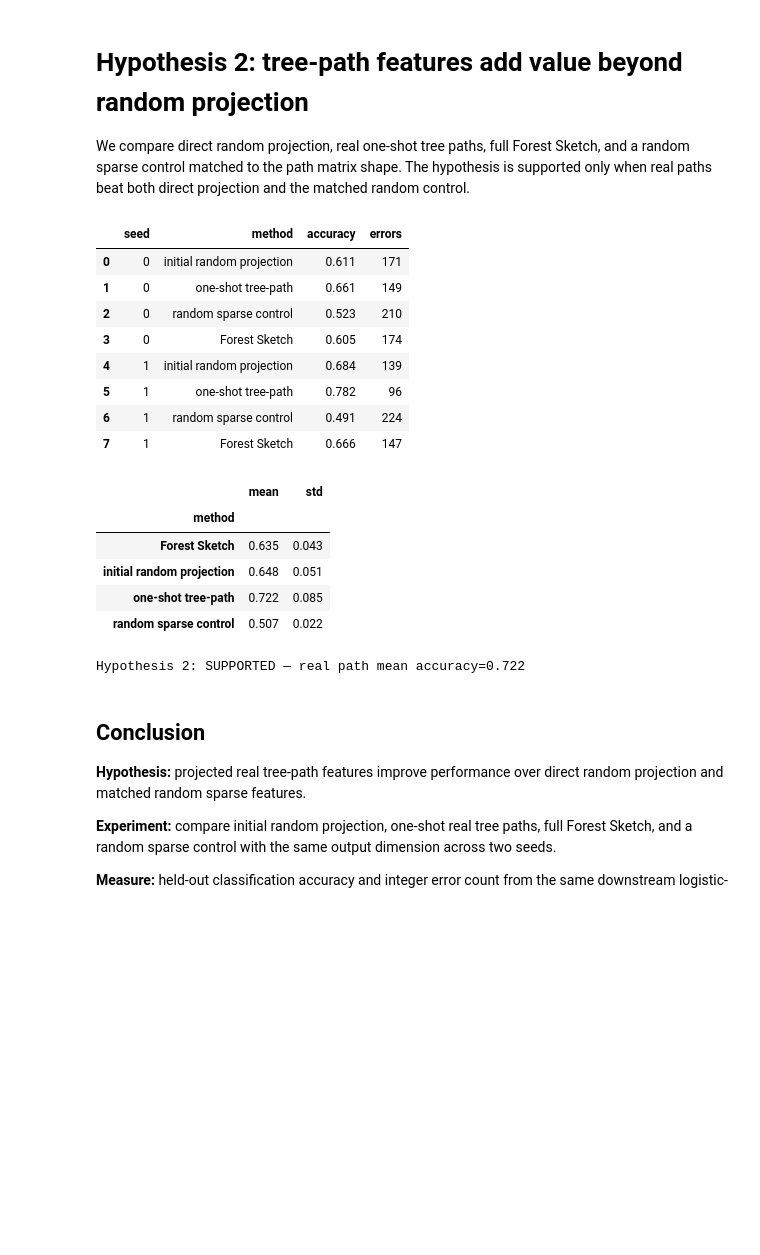
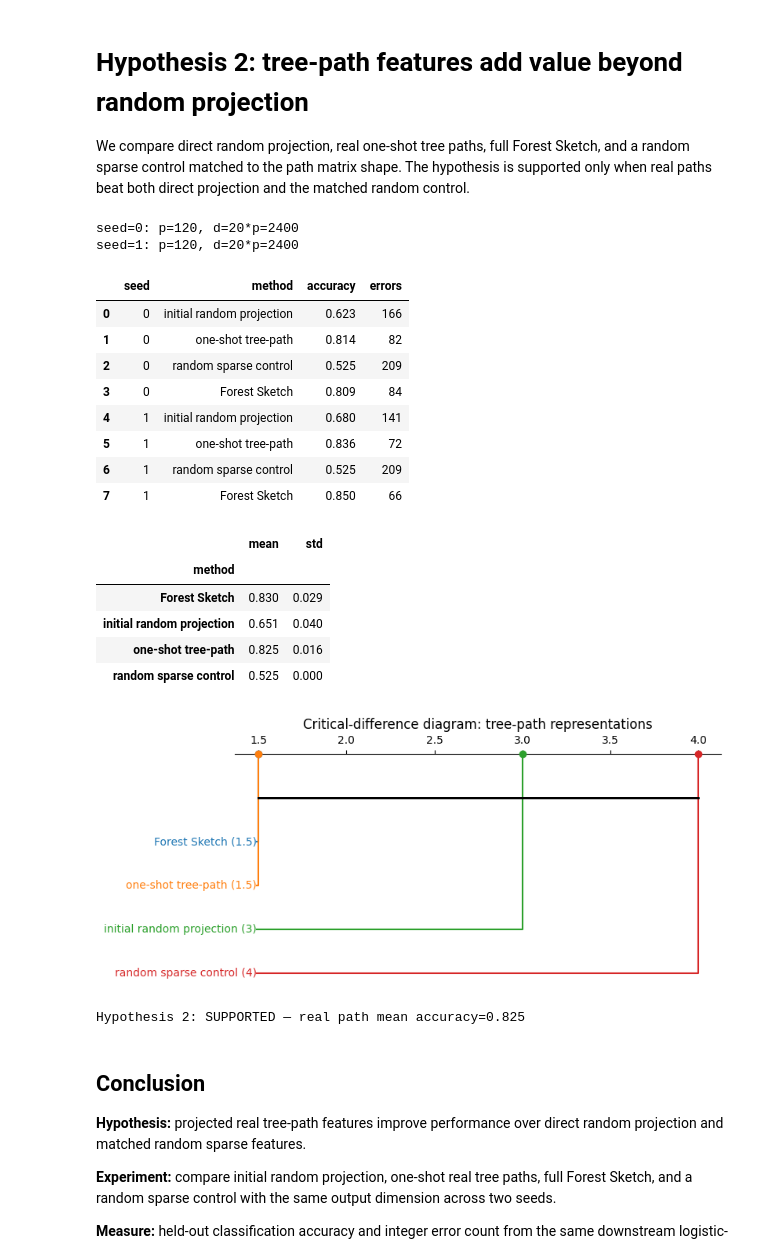
Before and after one commit to fabriziocosta/forestsketch, a Jupyter notebook: notebooks/10_q2_hypothesis_tree_path_value.ipynb, the cells around one changed output. Saved outputs shown, nothing was run; the diff lists cells and outputs as text; code cells hidden in the pictures; blank space fills up the shorter version.

Commit message:
feat: apply dimension rule of thumb experiments

```diff
--- a/notebooks/10_q2_hypothesis_tree_path_value.ipynb
+++ b/notebooks/10_q2_hypothesis_tree_path_value.ipynb
@@ -20,47 +30,59 @@ from _hypothesis_utils import (
 # %%
 rows = []
 for seed in CLASSIFICATION_SEEDS[:2]:
     X_train, _, X_test, y_train, _, y_test = classification_data(seed)
-    X_train_0, X_test_0, _ = initial_projection(X_train, X_test, 32, seed)
+    dimension = 20 * X_train.shape[1]
+    print(f'seed={seed}: p={X_train.shape[1]}, d=20*p={dimension}')
+    X_train_0, X_test_0, _ = initial_projection(X_train, X_test, dimension, seed)
     methods = [
         ('initial random projection', X_train_0, X_test_0),
-        ('one-shot tree-path', OneShotTreePathTransformer(forest_classifier(seed), 32, seed), None),
-        ('random sparse control', MatchedRandomSparsePathTransformer(forest_classifier(seed), 32, seed), None),
-        ('Forest Sketch', forest_sketch(seed, 32, 2), None),
+        ('one-shot tree-path', OneShotTreePathTransformer(forest_classifier(seed, n_estimators=100), dimension, seed), None),
+        ('random sparse control', MatchedRandomSparsePathTransformer(forest_classifier(seed, n_estimators=100), dimension, seed), None),
+        ('Forest Sketch', forest_sketch(seed, dimension, 2), None),
     ]
     for name, train_view, test_view in methods:
         if test_view is None:
             train_view.fit(X_train, y_train)
             test_view = train_view.transform(X_test)
             train_view = train_view.transform(X_train)
         accuracy, errors = classification_score(
             downstream_classifier(seed), train_view, y_train, test_view, y_test
         )
         rows.append({'seed': seed, 'method': name, 'accuracy': accuracy, 'errors': errors})
 results = pd.DataFrame(rows)
 display(results.round(3))
 summary = results.groupby('method').accuracy.agg(['mean', 'std']).round(3)
 display(summary)
+plot_critical_difference(
+    results,
+    block_column='seed',
+    method_column='method',
+    title='Critical-difference diagram: tree-path representations',
+)
+plt.show()
 path_mean = summary.loc['one-shot tree-path', 'mean']
 supported = path_mean > summary.loc['initial random projection', 'mean'] and path_mean > summary.loc['random sparse control', 'mean']
 print(f'Hypothesis 2: {"SUPPORTED" if supported else "NOT SUPPORTED"} — real path mean accuracy={path_mean:.3f}')
 # %% [output]
+seed=0: p=120, d=20*p=2400
+seed=1: p=120, d=20*p=2400
 |  | seed | method | accuracy | errors |
-| 0 | 0 | initial random projection | 0.611 | 171 |
-| 1 | 0 | one-shot tree-path | 0.661 | 149 |
-| 2 | 0 | random sparse control | 0.523 | 210 |
-| 3 | 0 | Forest Sketch | 0.605 | 174 |
-| 4 | 1 | initial random projection | 0.684 | 139 |
-| 5 | 1 | one-shot tree-path | 0.782 | 96 |
-| 6 | 1 | random sparse control | 0.491 | 224 |
-| 7 | 1 | Forest Sketch | 0.666 | 147 |
+| 0 | 0 | initial random projection | 0.623 | 166 |
+| 1 | 0 | one-shot tree-path | 0.814 | 82 |
+| 2 | 0 | random sparse control | 0.525 | 209 |
+| 3 | 0 | Forest Sketch | 0.809 | 84 |
+| 4 | 1 | initial random projection | 0.680 | 141 |
+| 5 | 1 | one-shot tree-path | 0.836 | 72 |
+| 6 | 1 | random sparse control | 0.525 | 209 |
+| 7 | 1 | Forest Sketch | 0.850 | 66 |
 |  | mean | std |
 | method |  |  |
-| Forest Sketch | 0.635 | 0.043 |
-| initial random projection | 0.648 | 0.051 |
-| one-shot tree-path | 0.722 | 0.085 |
-| random sparse control | 0.507 | 0.022 |
+| Forest Sketch | 0.830 | 0.029 |
+| initial random projection | 0.651 | 0.040 |
+| one-shot tree-path | 0.825 | 0.016 |
+| random sparse control | 0.525 | 0.000 |
-Hypothesis 2: SUPPORTED — real path mean accuracy=0.722
+[figure, added]
+Hypothesis 2: SUPPORTED — real path mean accuracy=0.825
 # %% [markdown]
 ## Conclusion
 
```
Also changed, not shown: parts of 1 cell of this notebook, 13 other files.
